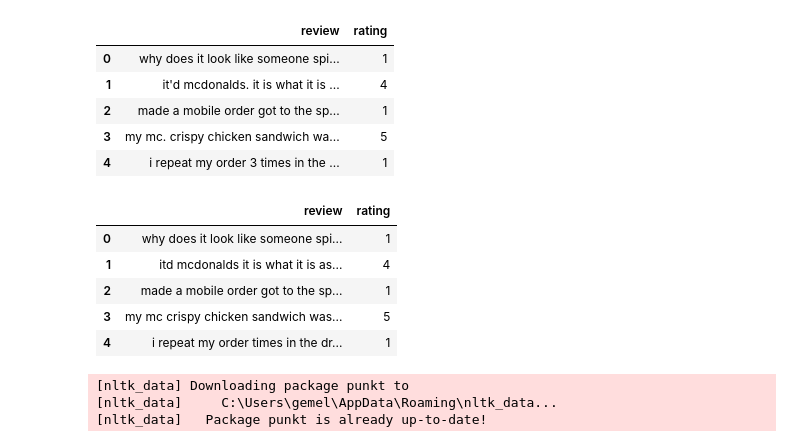
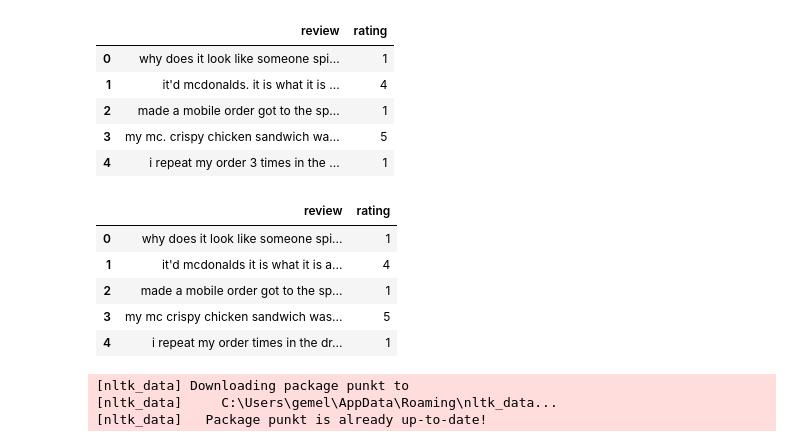
Before and after one commit to Gwme13/Business-project, a Jupyter notebook: Preprocessing.ipynb, the cells around one changed output. Saved outputs shown, nothing was run; the diff lists cells and outputs as text; code cells hidden in the pictures.

```diff
--- a/Preprocessing.ipynb
+++ b/Preprocessing.ipynb
@@ -217,7 +217,7 @@ abbreviations.update({
     "tldr": "too long didn't read",
     "bruh": "brother",
     "fam": "family",
-    "idgaf": "i don't give a f***",
+    "idgaf": "i don't give a fuck",
     "roflmao": "rolling on the floor laughing my ass off",
     "fyi": "for your information",
     "q&a": "questions and answers",
@@ -226,8 +226,8 @@ abbreviations.update({
     "msg": "message",
     "b/c": "because",
     "bbl": "be back later",
-    "jfc": "jesus f***ing christ",
-    "wtf": "what the f***",
+    "jfc": "jesus fucking christ",
+    "wtf": "what the fuck",
     "smh": "shaking my head",
     "bbl": "be back later",
     "y'all": "you all",
@@ -235,7 +235,7 @@ abbreviations.update({
     "wyd": "what are you doing",
     "omg": "oh my god",
     "plz": "please",
-    "stfu": "shut the f*** up",
+    "stfu": "shut the fuck up",
     "ppl": "people",
     "b4": "before",
     "xoxo": "hugs and kisses"
@@ -283,17 +283,17 @@ macdonalds_df.head()
 # %%
 # Remove special characters and puctuation
 def remove_special_characters(text):
-    text = re.sub(r'[^a-zA-Z\s]', '', text)
+    text = re.sub(r'[^a-zA-Z\s\']', '', text)
     return text
 
 # Apply the function to the review column
 macdonalds_df['review'] = macdonalds_df['review'].apply(lambda text: remove_special_characters(text))
 
 macdonalds_df.head()
 # %% [output]
 |  | review | rating |
 | 0 | why does it look like someone spi... | 1 |
-| 1 | itd mcdonalds it is what it is as... | 4 |
+| 1 | it'd mcdonalds it is what it is a... | 4 |
 | 2 | made a mobile order got to the sp... | 1 |
 | 3 | my mc crispy chicken sandwich was... | 5 |
 | 4 | i repeat my order times in the dr... | 1 |
```
Also changed, not shown: parts of 17 cells of this notebook.
